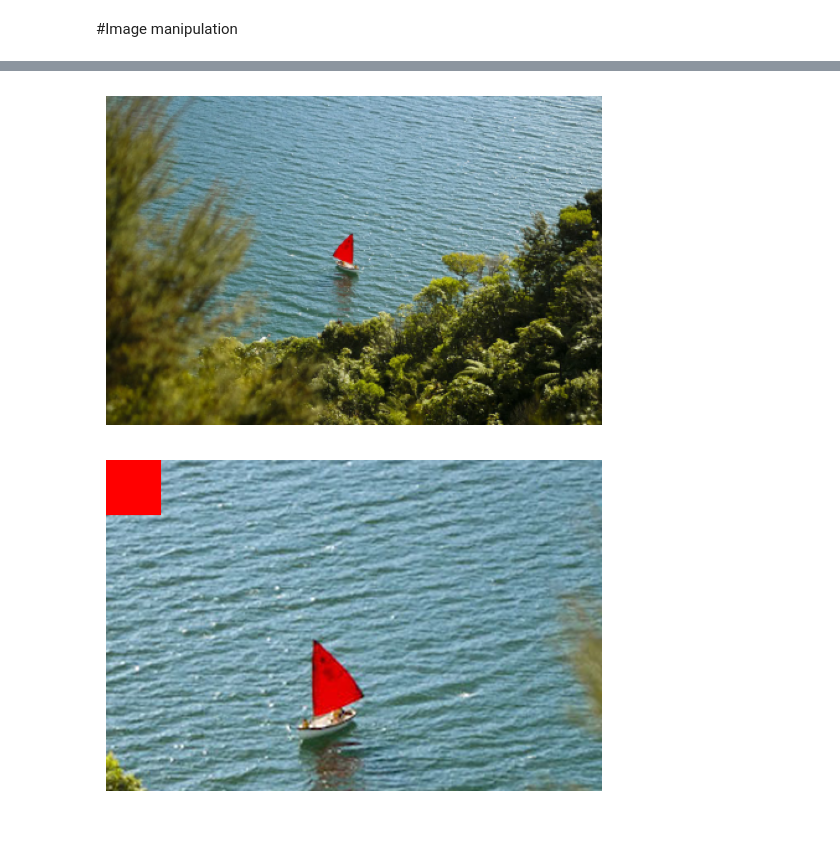
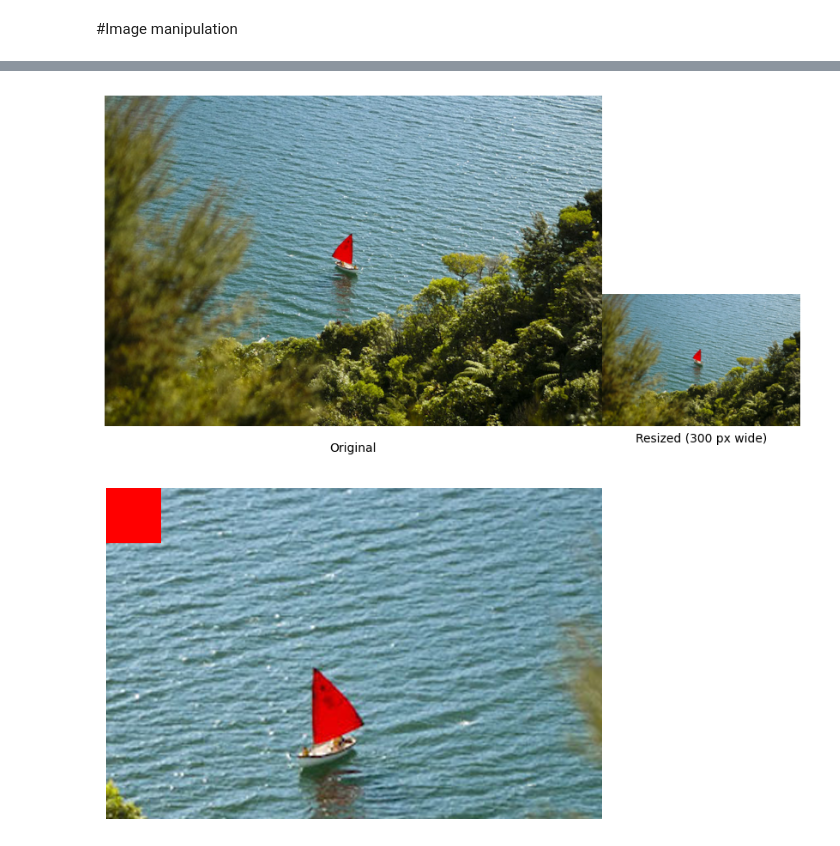
Before and after one commit to jan-zika/computer_vision, a Jupyter notebook: image_manipulation_01.ipynb, the cells around one changed output, grey strips where cells are left out. Saved outputs shown, nothing was run; the diff lists cells and outputs as text; code cells hidden in the pictures.

```diff
--- a/image_manipulation_01.ipynb
+++ b/image_manipulation_01.ipynb
@@ -83,18 +121,57 @@ plt.show()
-# %%
-# 3. Resize while keeping aspect ratio
-# Function that rescales to a target width.
-
-def resize_keep_aspect(image, target_width):
-    h, w = image.shape[:2]
-    scale = target_width / w
-    new_size = (target_width, int(h * scale))
-    return cv2.resize(image, new_size, interpolation=cv2.INTER_AREA)
-
-resized = resize_keep_aspect(img, 400)
-plt.imshow(resized[:,:,::-1])
-plt.axis("off")
-plt.show()
-# %% [output]
-[figure, removed]
+# %%
+# 3. Resize while keeping aspect ratio
+# Function that rescales to a target width.
+
+def resize_keep_aspect(image, target_width):
+    h, w = image.shape[:2]
+    scale = target_width / w
+    new_size = (target_width, int(h * scale))
+    return cv2.resize(image, new_size, interpolation=cv2.INTER_AREA)
+
+def show_native_comparison(images, titles=None, dpi=100):
+    """
+    Show multiple images side-by-side, preserving native pixel scale
+    (so smaller images really appear smaller on screen).
+    """
+    # Compute total width and max height in pixels
+    widths = [img.shape[1] for img in images]
+    heights = [img.shape[0] for img in images]
+    total_width = sum(widths)
+    max_height = max(heights)
+
+    # Figure size in inches = pixels / dpi
+    fig_w = total_width / dpi
+    fig_h = max_height / dpi
+    fig, ax = plt.subplots(figsize=(fig_w, fig_h), dpi=dpi)
+
+    # Place images sequentially in pixel coordinates
+    x_offset = 0
+    for i, img in enumerate(images):
+        h, w = img.shape[:2]
+        ax.imshow(cv2.cvtColor(img, cv2.COLOR_BGR2RGB),
+                  extent=[x_offset, x_offset + w, 0, h])
+        if titles:
+            ax.text(x_offset + w/2, -h*0.05, titles[i],
+                    ha="center", va="top", fontsize=10)
+        x_offset += w
+
+    ax.set_xlim(0, total_width)
+    ax.set_ylim(0, max_height)
+    ax.axis("off")
+    plt.show()
+
+
+# Resize
+resized_width = 300
+resized_img_01 = resize_keep_aspect(img_01, resized_width)
+
+# Show comparison
+show_native_comparison(
+    [img_01, resized_img_01],
+    titles=["Original", f"Resized ({resized_width} px wide)"],
+    dpi=100
+)
+# %% [output]
+[figure, added]
 # %%
 # Combined transformations
```
Also changed, not shown: parts of 11 cells of this notebook.
